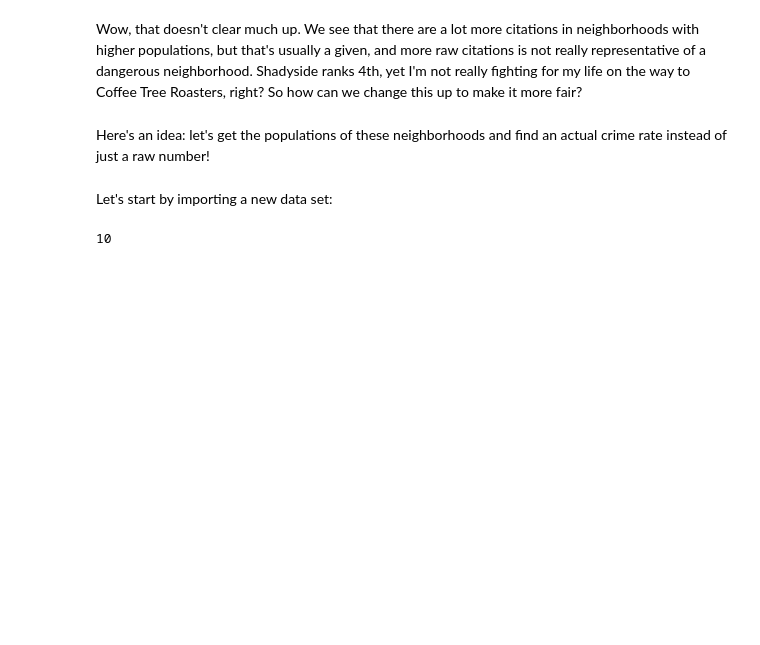
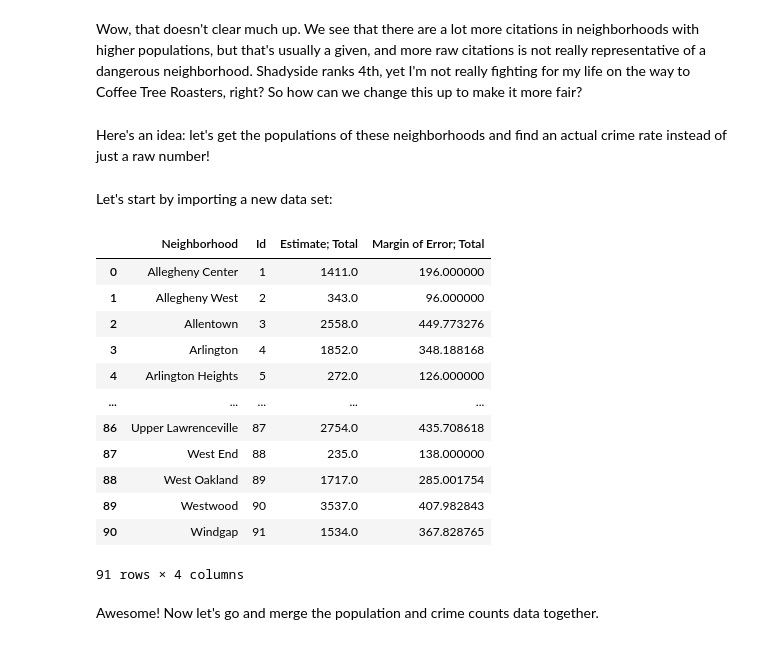
Before and after one commit to WampiFlampi/GNU-plus-Project, a Jupyter notebook: notebooks/dylan.ipynb, the cells around one changed output. Drawn from its saved outputs; the diff is of its cells as text; code cells hidden in the pictures; blank space fills up the shorter version.

```diff
--- a/notebooks/dylan.ipynb
+++ b/notebooks/dylan.ipynb
@@ -63,10 +64,21 @@ Here's an idea: let's get the populations of these neighborhoods and find an act
 # %% [markdown]
 Let's start by importing a new data set:
 # %%
-import pandas as pd
-
 a = pd.read_csv("https://data.wprdc.org/dataset/5b18c198-474c-4723-b735-cc5220ad43cc/resource/82f29015-6905-4b1c-8300-afe9bb2231b3/download/total-population.csv")
-a.head(3)
-print(10)
+a
 # %% [output]
+|  | Neighborhood | Id | Estimate; Total | Margin of Error; Total |
+| 0 | Allegheny Center | 1 | 1411.0 | 196.000000 |
+| 1 | Allegheny West | 2 | 343.0 | 96.000000 |
+| 2 | Allentown | 3 | 2558.0 | 449.773276 |
+| 3 | Arlington | 4 | 1852.0 | 348.188168 |
+| 4 | Arlington Heights | 5 | 272.0 | 126.000000 |
+| ... | ... | ... | ... | ... |
+| 86 | Upper Lawrenceville | 87 | 2754.0 | 435.708618 |
+| 87 | West End | 88 | 235.0 | 138.000000 |
+| 88 | West Oakland | 89 | 1717.0 | 285.001754 |
+| 89 | Westwood | 90 | 3537.0 | 407.982843 |
+| 90 | Windgap | 91 | 1534.0 | 367.828765 |
-10
+91 rows × 4 columns
+# %% [markdown]
+Awesome! Now let's go and merge the population and crime counts data together.
```
Also changed, not shown: parts of 5 cells of this notebook.
